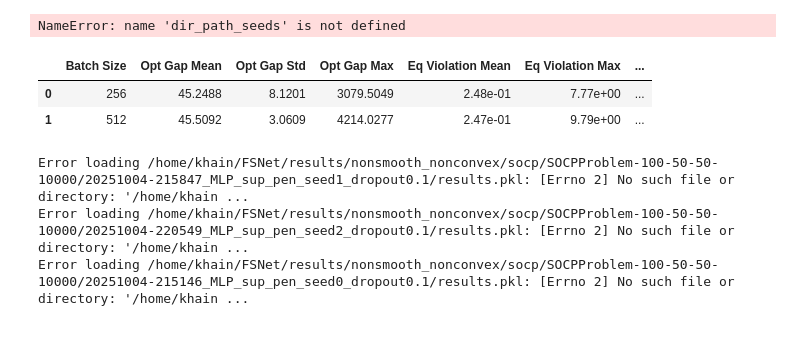
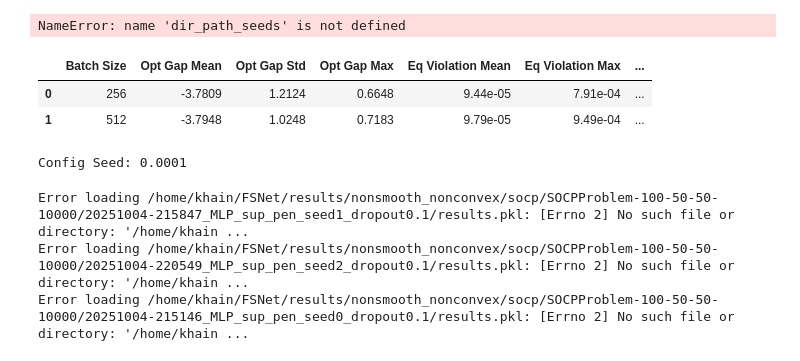
Before and after one commit to xkhainguyen/FSNet, a Jupyter notebook: results/get_results.ipynb, the cells around one changed output. Saved outputs shown, nothing was run; the diff lists cells and outputs as text; code cells hidden in the pictures.

```diff
--- a/results/get_results.ipynb
+++ b/results/get_results.ipynb
@@ -207,37 +209,41 @@ for key in mean_metrics.keys():
 NameError: name 'dir_path_seeds' is not defined
 # %%
 rel_path = "/home/khain/FSNet/"
-dir_path = "results/nonsmooth_nonconvex/socp/SOCPProblem-100-50-50-10000/20251023-193443_MLP_FSNet_seed2_dropout0.1_finetune_20251023-170626_model_200/results.pkl"
+dir_path = "results/nonsmooth_nonconvex/socp/SOCPProblem-100-50-50-10000/20251024-132607_MLP_FSNet_seed2_dropout0.1_finetune_20251024-125513_model_20/results.pkl"
 
 results = load_results(rel_path + dir_path)
 
 # Get batch comparison data from the loaded results
 batch_comparison = results['test_results']['batch_size_comparison']
 
 # Create a more readable DataFrame by expanding the metrics
 readable_data = []
 for batch_size, data in batch_comparison.items():
     metrics = data['metrics']
     row = {
         'Batch Size': batch_size,
         'Opt Gap Mean': f"{metrics['opt_gap_mean']:.4f}",
         'Opt Gap Std': f"{metrics['opt_gap_std']:.4f}",
         'Opt Gap Max': f"{metrics['opt_gap_max']:.4f}",
         'Eq Violation Mean': f"{metrics['eq_violation_l1_mean']:.2e}",
         'Eq Violation Max': f"{metrics['eq_violation_l1_max']:.2e}",
         'Ineq Violation Mean': f"{metrics['ineq_violation_l1_mean']:.2e}",
         'Ineq Violation Max': f"{metrics['ineq_violation_l1_max']:.2e}",
         'Average Batch Time (s)': f"{metrics['avg_inference_time']:.4f}",
     }
     readable_data.append(row)
 
 df_readable = pd.DataFrame(readable_data)
 df_readable_styled = df_readable.style.set_properties(**{'text-align': 'center'})
 display(df_readable_styled)
+
+# print config seed
+print("Config Seed:", results['config']['lr'])
 # %% [output]
 |  | Batch Size | Opt Gap Mean | Opt Gap Std | Opt Gap Max | Eq Violation Mean | Eq Violation Max | ... |
-| 0 | 256 | 45.2488 | 8.1201 | 3079.5049 | 2.48e-01 | 7.77e+00 | ... |
-| 1 | 512 | 45.5092 | 3.0609 | 4214.0277 | 2.47e-01 | 9.79e+00 | ... |
+| 0 | 256 | -3.7809 | 1.2124 | 0.6648 | 9.44e-05 | 7.91e-04 | ... |
+| 1 | 512 | -3.7948 | 1.0248 | 0.7183 | 9.79e-05 | 9.49e-04 | ... |
+Config Seed: 0.0001
 # %%
 # multiple seeds
 dir_path_seeds = [
```
Also changed, not shown: parts of 3 cells of this notebook, 12 other files.
